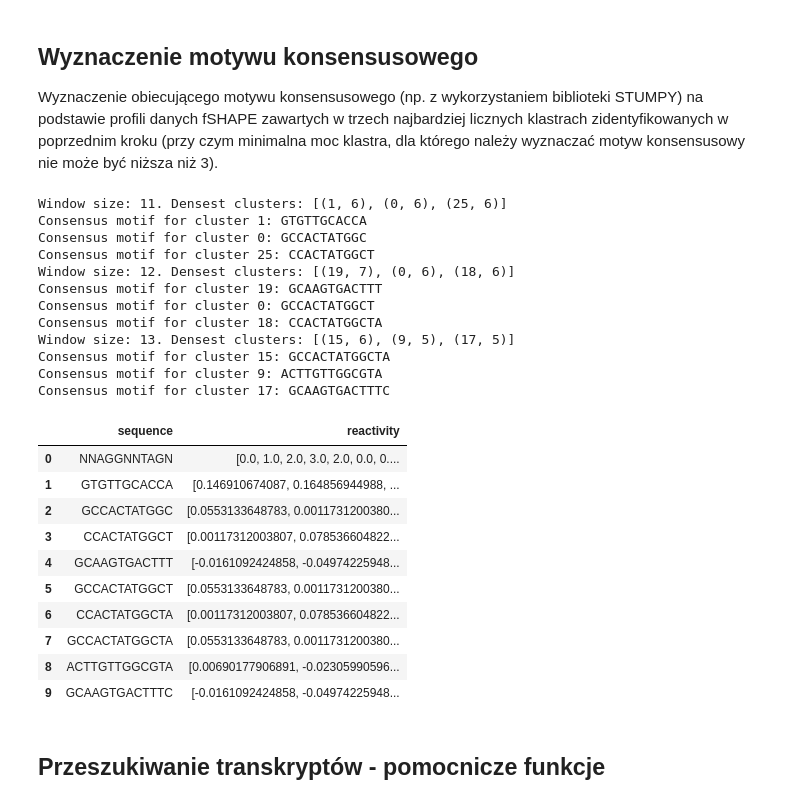
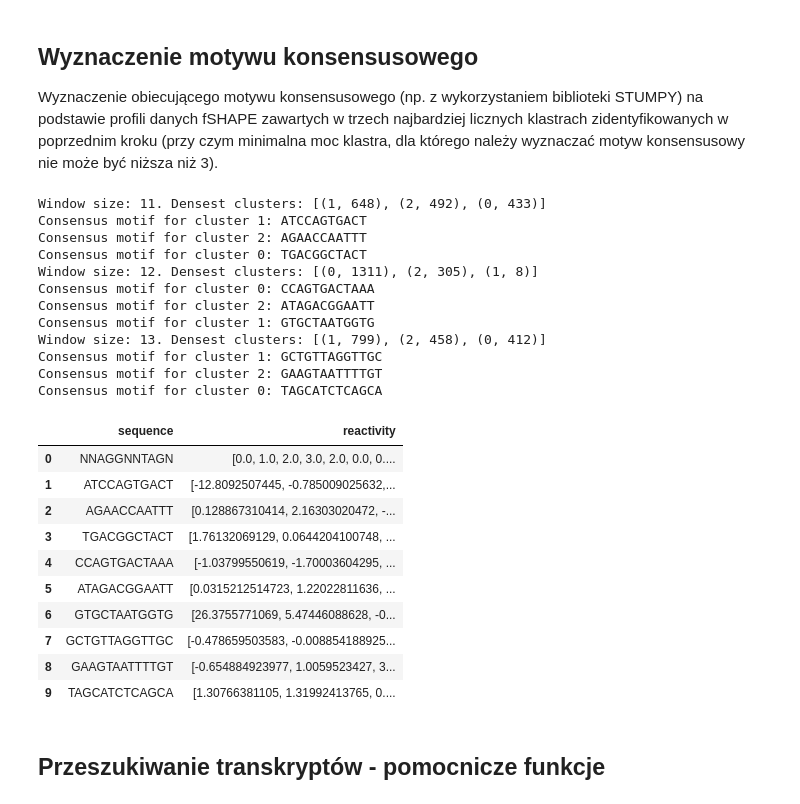
Before and after one commit to Mimikkk/2024-siwb, a Jupyter notebook: project-2/hnrnpa2b1_motifs.ipynb, the cells around one changed output. Cells and saved outputs as stored; diff of their text form; code cells hidden in the pictures.

```diff
--- a/project-2/hnrnpa2b1_motifs.ipynb
+++ b/project-2/hnrnpa2b1_motifs.ipynb
@@ -147,7 +147,8 @@ Potencjalne motywy o długości 13: 1669
 Przeprowadzenie analizy skupień z wykorzystaniem przynajmniej dwóch metod (np. KMEANS++, DBSCAN, itd.) dla zbioru motywów wyekstrahowanych w poprzednim kroku dla każdej długości motywu (w) analizowanej niezależnie.
 # %%
 
-def analyze_clusters(model: KMeans | DBSCAN | OPTICS, sequences_frames: dict[int, DataFrame]):
+def analyze_clusters(model: KMeans | DBSCAN | OPTICS | AgglomerativeClustering | SpectralClustering | Birch | HDBSCAN,
+                     sequences_frames: dict[int, DataFrame]):
   figure, axes = plt.subplots(1, len(sequences_frames), figsize=(24, 8), tight_layout=True)
   name = model.__class__.__name__
 
@@ -176,7 +177,13 @@ def analyze_clusters(model: KMeans | DBSCAN | OPTICS, sequences_frames: dict[int
 models = {
   "KMeans++": KMeans(n_clusters=3, init="k-means++"),
   "DBSCAN": DBSCAN(eps=0.8, min_samples=3),
+  # "HDBSCAN": HDBSCAN(min_cluster_size=3),
   "OPTICS": OPTICS(min_samples=3),
+  # "OPTICS_dbscan": OPTICS(min_samples=3, cluster_method="dbscan"), # 18
+  # "OPTICS_min": OPTICS(min_samples=3, min_cluster_size=100),
+  "Agglomerative": AgglomerativeClustering(n_clusters=3),
+  # "Spectral": SpectralClustering(n_clusters=3),
+  # "Birch": Birch(n_clusters=3)
 }
 
 for name, model in models.items():
@@ -199,55 +207,55 @@ def find_consensus(dataset: Dataset, expected: Motif, sequences_frames: dict[int
   consensus_reactivities = [dataset.pattern.reactivity.to_numpy()]
   consensus_sequences = [expected.pattern]
 
   for size, frame in sequences_frames.items():
     reactivities = np.array(frame.reactivity.values.tolist())
     sequences = np.array(frame.sequence.values.tolist())
 
-    clusters = models["OPTICS"].fit_predict(reactivities)
+    clusters = models["Agglomerative"].fit_predict(reactivities)
     densest_clusters = find_densest_clusters(clusters, n_clusters=3)
 
     cluster_labels = [label for label, _ in densest_clusters]
     cluster_indices = [stumpy.ostinato(reactivities[clusters == label].tolist(), size)[1] for label in cluster_labels]
 
     for label, index in zip(cluster_labels, cluster_indices):
       consensus_reactivities.append(reactivities[clusters == label][index])
       consensus_sequences.append("".join(sequences[clusters == label][index]))
 
     print(f"Window size: {size}. Densest clusters: {densest_clusters}")
     for label, index in zip(cluster_labels, cluster_indices):
       print(f"Consensus motif for cluster {label}: {''.join(sequences[clusters == label][index])}")
 
   return DataFrame.from_dict({
     "sequence": consensus_sequences,
     "reactivity": consensus_reactivities
   })
 
 consensus_frame = find_consensus(dataset, expected_motif, sequences_frames)
 consensus_frame
 # %% [output]
-Window size: 11. Densest clusters: [(1, 6), (0, 6), (25, 6)]
-Consensus motif for cluster 1: GTGTTGCACCA
-Consensus motif for cluster 0: GCCACTATGGC
-Consensus motif for cluster 25: CCACTATGGCT
-Window size: 12. Densest clusters: [(19, 7), (0, 6), (18, 6)]
-Consensus motif for cluster 19: GCAAGTGACTTT
-Consensus motif for cluster 0: GCCACTATGGCT
-Consensus motif for cluster 18: CCACTATGGCTA
-Window size: 13. Densest clusters: [(15, 6), (9, 5), (17, 5)]
-Consensus motif for cluster 15: GCCACTATGGCTA
-Consensus motif for cluster 9: ACTTGTTGGCGTA
-Consensus motif for cluster 17: GCAAGTGACTTTC
+Window size: 11. Densest clusters: [(1, 648), (2, 492), (0, 433)]
+Consensus motif for cluster 1: ATCCAGTGACT
+Consensus motif for cluster 2: AGAACCAATTT
+Consensus motif for cluster 0: TGACGGCTACT
+Window size: 12. Densest clusters: [(0, 1311), (2, 305), (1, 8)]
+Consensus motif for cluster 0: CCAGTGACTAAA
+Consensus motif for cluster 2: ATAGACGGAATT
+Consensus motif for cluster 1: GTGCTAATGGTG
+Window size: 13. Densest clusters: [(1, 799), (2, 458), (0, 412)]
+Consensus motif for cluster 1: GCTGTTAGGTTGC
+Consensus motif for cluster 2: GAAGTAATTTTGT
+Consensus motif for cluster 0: TAGCATCTCAGCA
 |  | sequence | reactivity |
 | 0 | NNAGGNNTAGN | [0.0, 1.0, 2.0, 3.0, 2.0, 0.0, 0.... |
-| 1 | GTGTTGCACCA | [0.146910674087, 0.164856944988, ... |
-| 2 | GCCACTATGGC | [0.0553133648783, 0.0011731200380... |
-| 3 | CCACTATGGCT | [0.00117312003807, 0.078536604822... |
-| 4 | GCAAGTGACTTT | [-0.0161092424858, -0.04974225948... |
-| 5 | GCCACTATGGCT | [0.0553133648783, 0.0011731200380... |
-| 6 | CCACTATGGCTA | [0.00117312003807, 0.078536604822... |
-| 7 | GCCACTATGGCTA | [0.0553133648783, 0.0011731200380... |
-| 8 | ACTTGTTGGCGTA | [0.00690177906891, -0.02305990596... |
-| 9 | GCAAGTGACTTTC | [-0.0161092424858, -0.04974225948... |
+| 1 | ATCCAGTGACT | [-12.8092507445, -0.785009025632,... |
+| 2 | AGAACCAATTT | [0.128867310414, 2.16303020472, -... |
+| 3 | TGACGGCTACT | [1.76132069129, 0.0644204100748, ... |
+| 4 | CCAGTGACTAAA | [-1.03799550619, -1.70003604295, ... |
+| 5 | ATAGACGGAATT | [0.0315212514723, 1.22022811636, ... |
+| 6 | GTGCTAATGGTG | [26.3755771069, 5.47446088628, -0... |
+| 7 | GCTGTTAGGTTGC | [-0.478659503583, -0.008854188925... |
+| 8 | GAAGTAATTTTGT | [-0.654884923977, 1.0059523427, 3... |
+| 9 | TAGCATCTCAGCA | [1.30766381105, 1.31992413765, 0.... |
 # %% [markdown]
 ## Przeszukiwanie transkryptów - pomocnicze funkcje
 # %%
```
Also changed, not shown: parts of 6 cells of this notebook, 1 other file.
